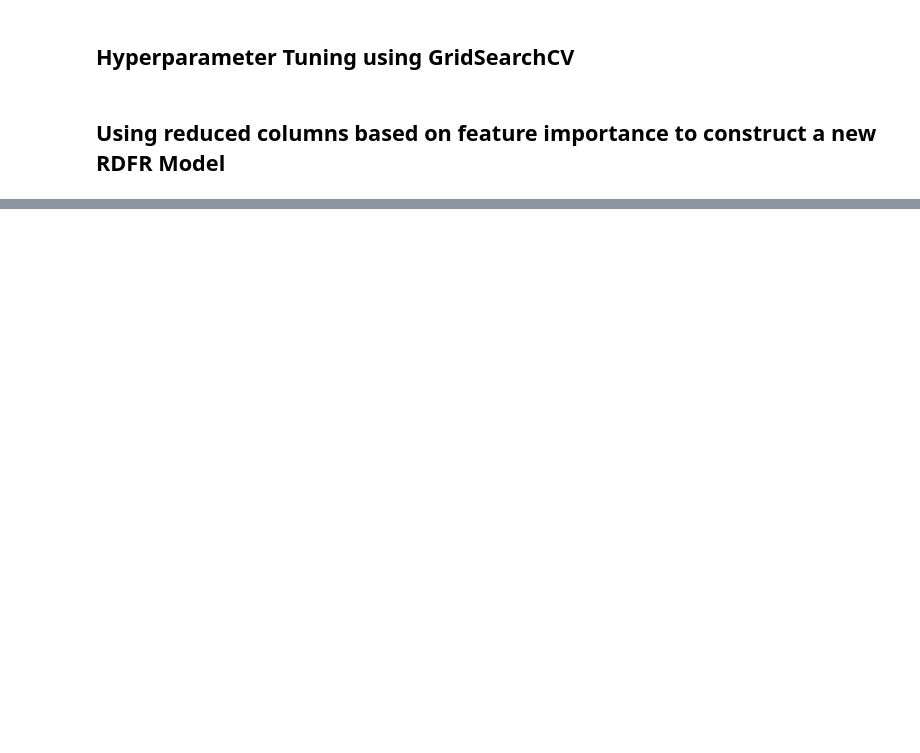
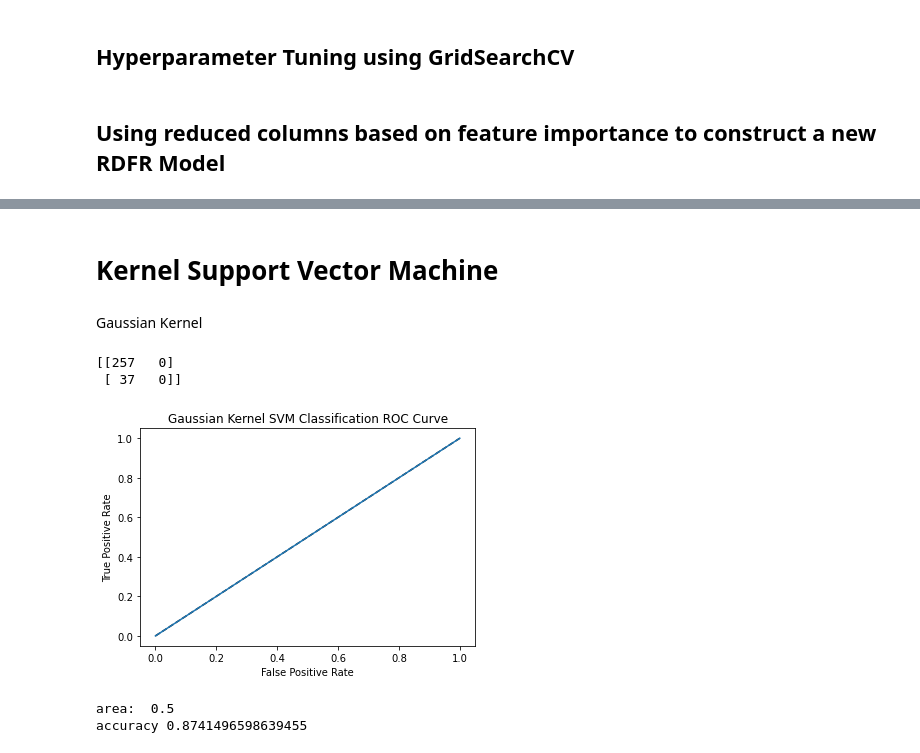
Before and after one commit to Xusong1998/Data-Analytics-Project, a Jupyter notebook: HR_Attrition_Data_Modeling.ipynb, the cells around one changed output, grey strips where cells are left out. Cells and saved outputs as stored; diff of their text form; code cells hidden in the pictures; blank space fills up the shorter version.

```diff
--- a/HR_Attrition_Data_Modeling.ipynb
+++ b/HR_Attrition_Data_Modeling.ipynb
@@ -175,0 +224,27 @@ auc score: 0.8189942643724157
+# %% [markdown]
+# Kernel Support Vector Machine
+# %% [markdown]
+Gaussian Kernel
+# %%
+X_train, X_test, y_train, y_test = train_test_split(X, y, test_size = 0.20)
+from sklearn.svm import SVC
+svclassifier = SVC(kernel='rbf')
+svclassifier.fit(X_train, y_train)
+y_pred = svclassifier.predict(X_test)
+
+print(confusion_matrix(y_test,y_pred))
+fpr, tpr, thresholds = roc_curve(y_test, y_pred)
+plt.plot([0,1],[0,1],'k--')
+plt.plot(fpr, tpr, label='Gaussian Kernel SVM Classifier')
+plt.xlabel('False Positive Rate')
+plt.ylabel('True Positive Rate')
+plt.title('Gaussian Kernel SVM Classification ROC Curve')
+plt.show()
+print('area: ',  auc(fpr,tpr))
+print('accuracy', svclassifier.score(X_test,y_test))
+# %% [output]
+[[257   0]
+ [ 37   0]]
+[figure, added]
+area:  0.5
+accuracy 0.8741496598639455
```
Also changed, not shown: parts of 9 cells of this notebook.
